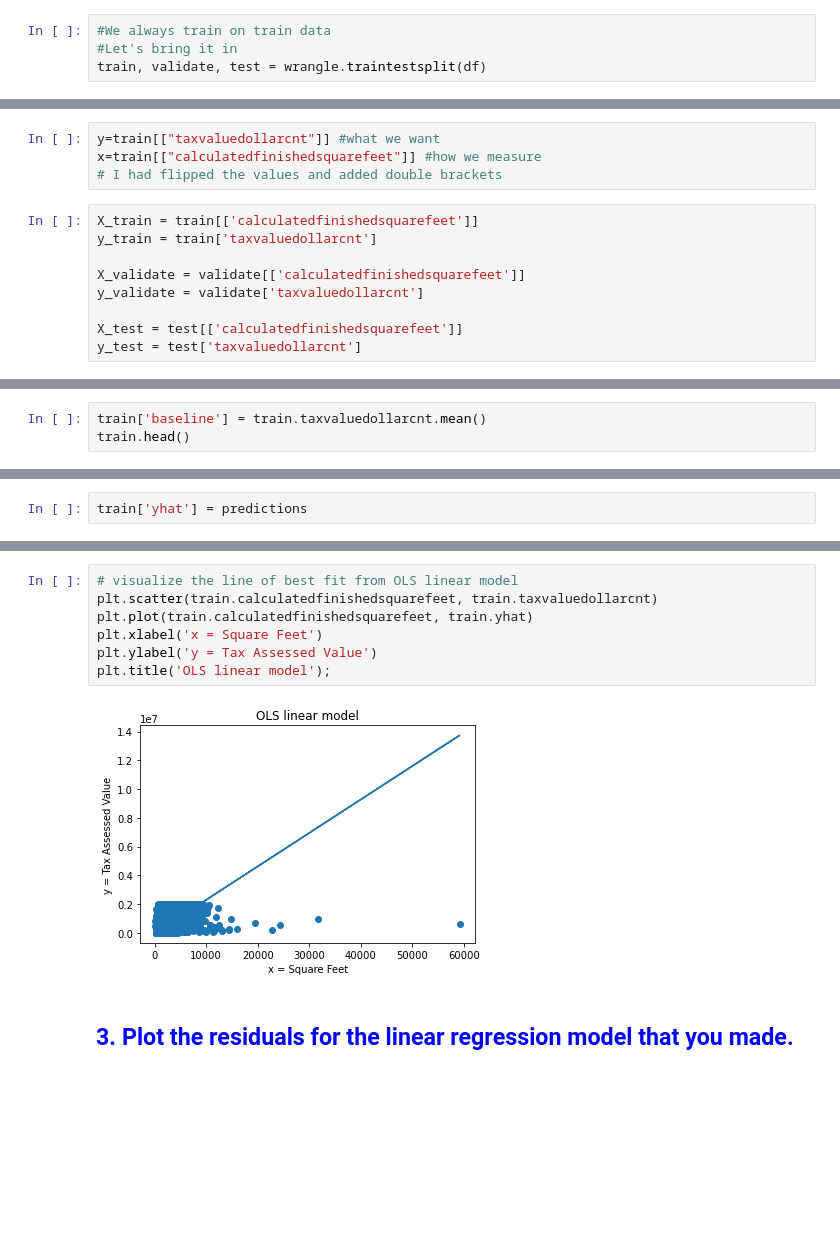
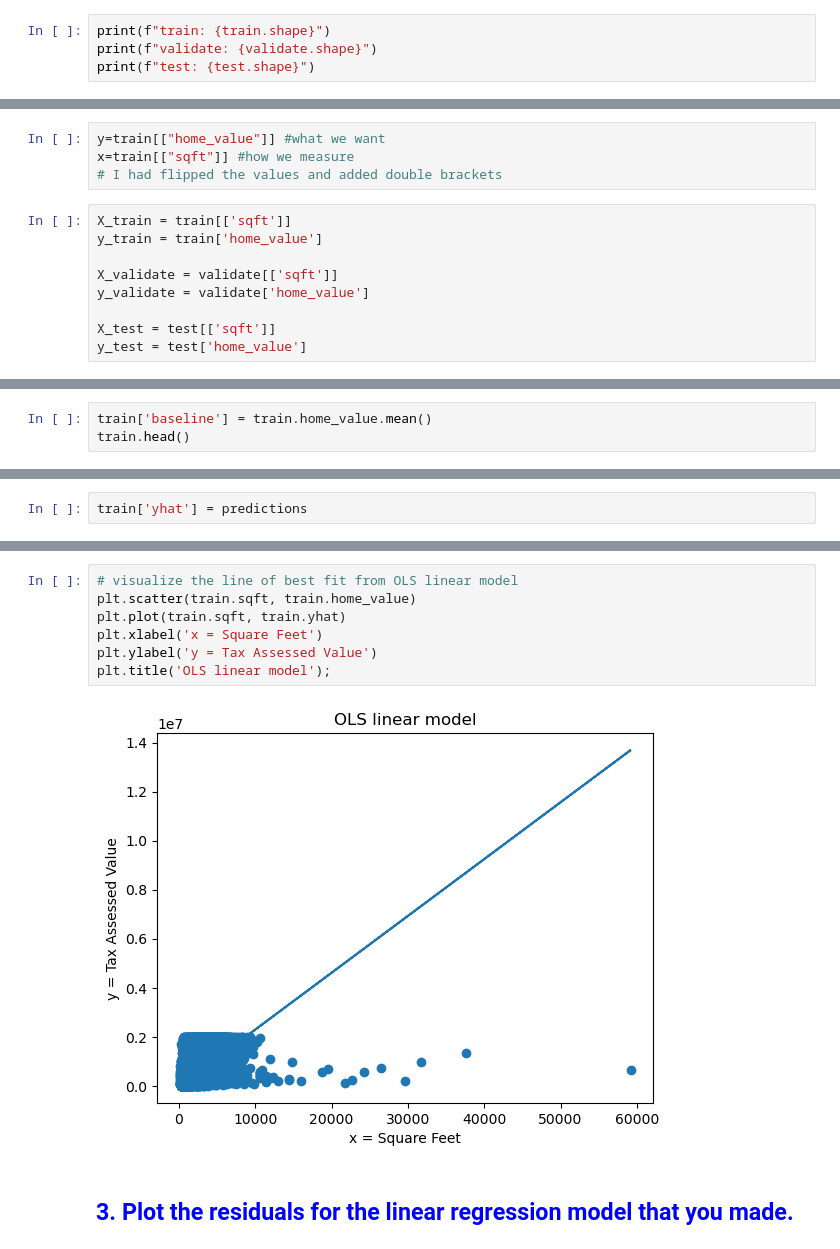
Before and after one commit to annie-carter/regression-exercises, a Jupyter notebook: evaluate.ipynb, the cells around one changed output, grey strips where cells are left out. Cells and saved outputs as stored; diff of their text form; blank space fills up the shorter version.

```diff
--- a/evaluate.ipynb
+++ b/evaluate.ipynb
@@ -34,4 +43,4 @@ df = wrangle.wrangled_zillow(df)
 # %%
-#We always train on train data
-#Let's bring it in
-train, validate, test = wrangle.traintestsplit(df)
+print(f"train: {train.shape}")
+print(f"validate: {validate.shape}")
+print(f"test: {test.shape}")
@@ -46,16 +55,16 @@ Here is some sample code to get you started:
 # %%
-y=train[["taxvaluedollarcnt"]] #what we want
-x=train[["calculatedfinishedsquarefeet"]] #how we measure
+y=train[["home_value"]] #what we want
+x=train[["sqft"]] #how we measure
 # I had flipped the values and added double brackets
 # %%
-X_train = train[['calculatedfinishedsquarefeet']]
-y_train = train['taxvaluedollarcnt']
+X_train = train[['sqft']]
+y_train = train['home_value']
 
-X_validate = validate[['calculatedfinishedsquarefeet']]
-y_validate = validate['taxvaluedollarcnt']
+X_validate = validate[['sqft']]
+y_validate = validate['home_value']
 
-X_test = test[['calculatedfinishedsquarefeet']]
-y_test = test['taxvaluedollarcnt']
+X_test = test[['sqft']]
+y_test = test['home_value']
 # %%
 X_train.head()
 # %% [output]
@@ -123,4 +130,4 @@ baseline
 # %%
-train['baseline'] = train.taxvaluedollarcnt.mean()
+train['baseline'] = train.home_value.mean()
 train.head()
 # %% [output]
@@ -159,12 +164,12 @@ train.head()
 # %%
 # visualize the line of best fit from OLS linear model
-plt.scatter(train.calculatedfinishedsquarefeet, train.taxvaluedollarcnt)
-plt.plot(train.calculatedfinishedsquarefeet, train.yhat)
+plt.scatter(train.sqft, train.home_value)
+plt.plot(train.sqft, train.yhat)
 plt.xlabel('x = Square Feet')
 plt.ylabel('y = Tax Assessed Value')
 plt.title('OLS linear model');
 # %% [output]
-[figure, old version]
+[figure, new version]
 # %% [markdown]
 ## <span style="color:blue">3. Plot the residuals for the linear regression model that you made.
 # %%
```
Also changed, not shown: parts of 44 cells of this notebook, 5 other files.
